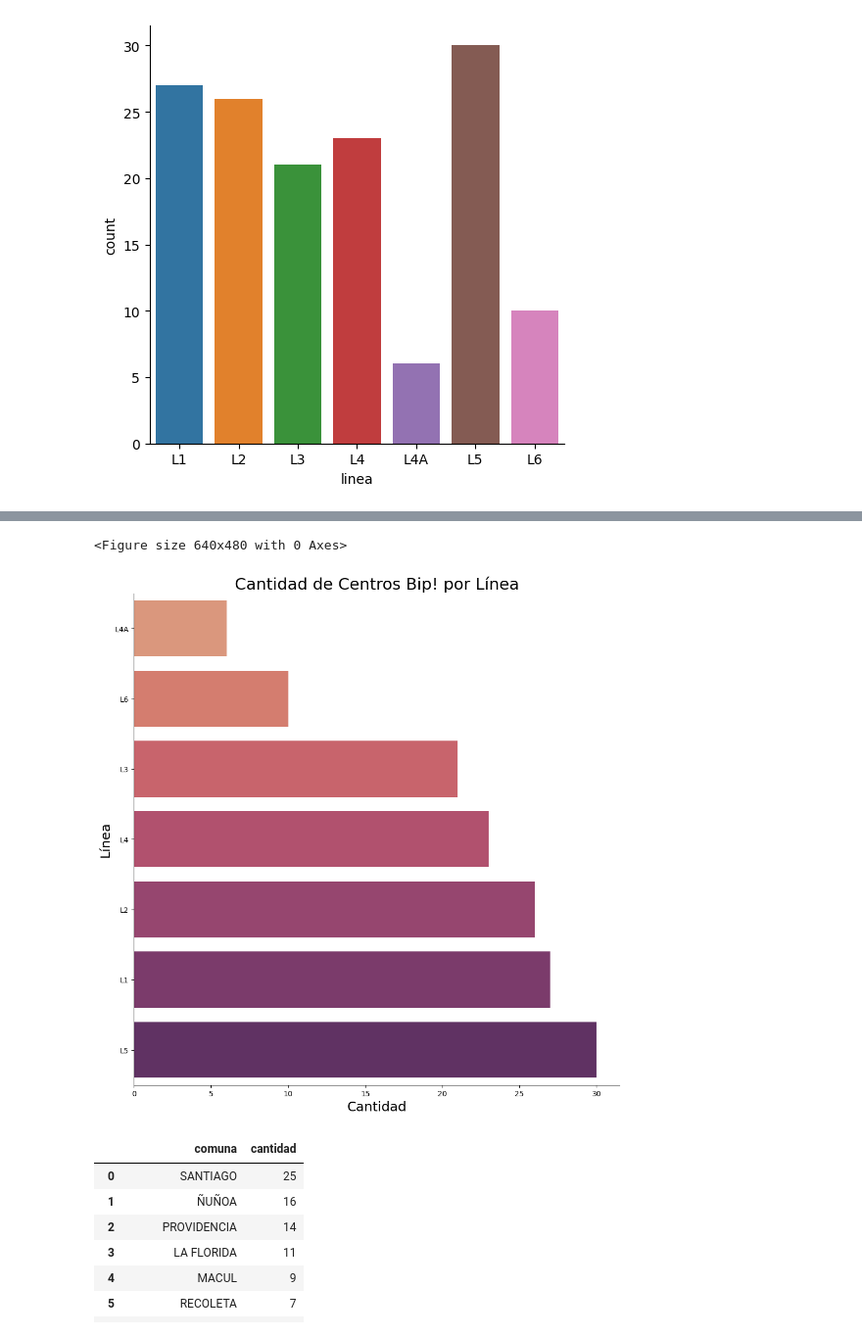
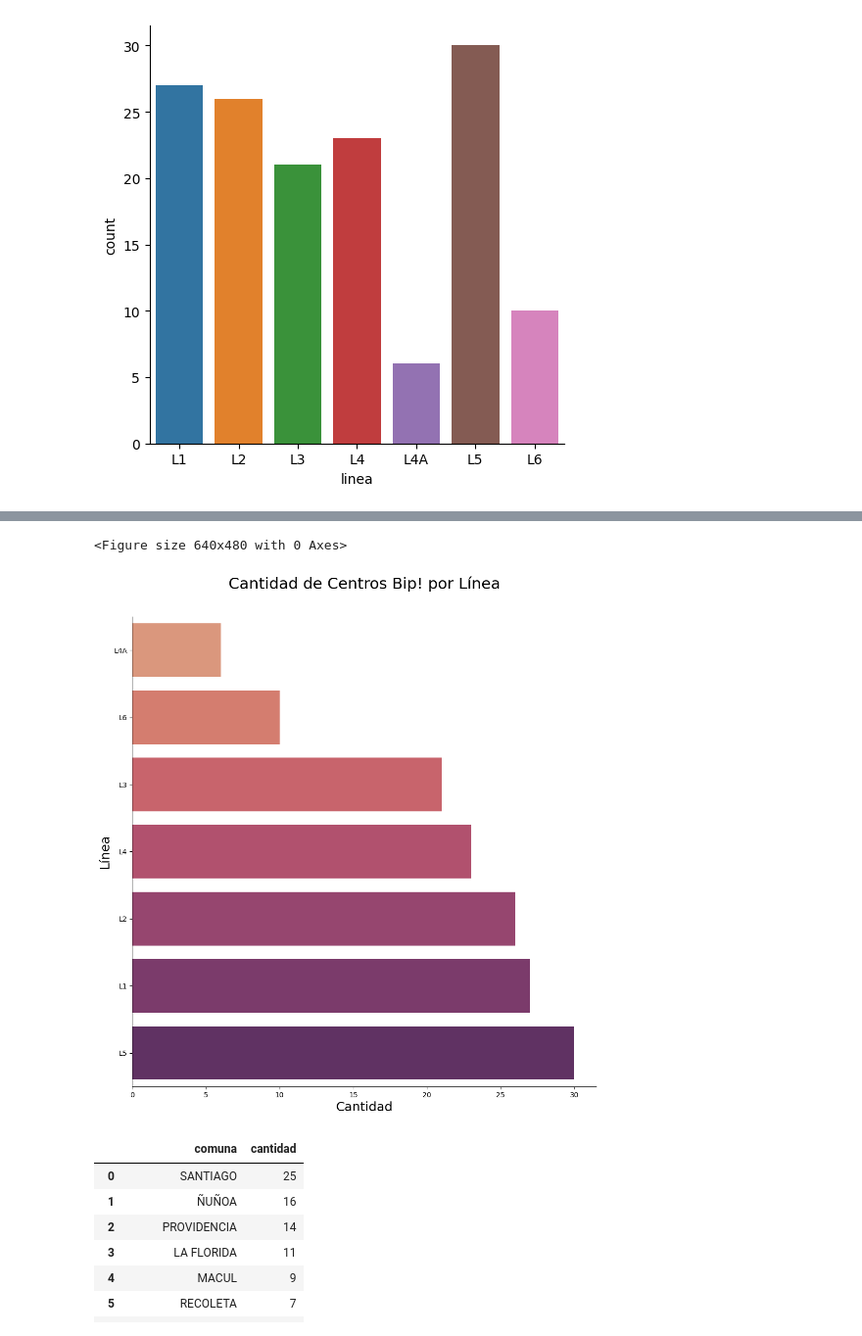
Before and after one commit to VictorOlea/bip-data-analyst-etl, a Jupyter notebook: src/bip_analisis.ipynb, the cells around one changed output, grey strips where cells are left out. Shown: that part at 98% size. Saved outputs shown, nothing was run; the diff lists cells and outputs as text; code cells hidden in the pictures.

```diff
--- a/src/bip_analisis.ipynb
+++ b/src/bip_analisis.ipynb
@@ -136,15 +136,15 @@ plt.show()
 # %%
 plt.figure()
 sns.catplot(data=df_bip, kind='count', y='linea',
             order=df_bip['linea'].value_counts(ascending=True).index,
             height=10, aspect=1, palette="flare")
-plt.title('Cantidad de Centros Bip! por Línea', fontsize=22)
+plt.title('Cantidad de Centros Bip! por Línea', fontsize=22, pad=40)
 plt.xlabel('Cantidad', fontsize=18)
 plt.ylabel('Línea', fontsize=18)
 plt.show()
 # %% [output]
 <Figure size 640x480 with 0 Axes>
-[figure, old version]
+[figure, new version]
 # %%
 df_comunas = pd.DataFrame(df_bip['comuna'].value_counts().reset_index())
 df_comunas.rename(columns={'index':'comuna', 'comuna':'cantidad'}, inplace=True)
```
Also changed, not shown: parts of 1 cell of this notebook.
